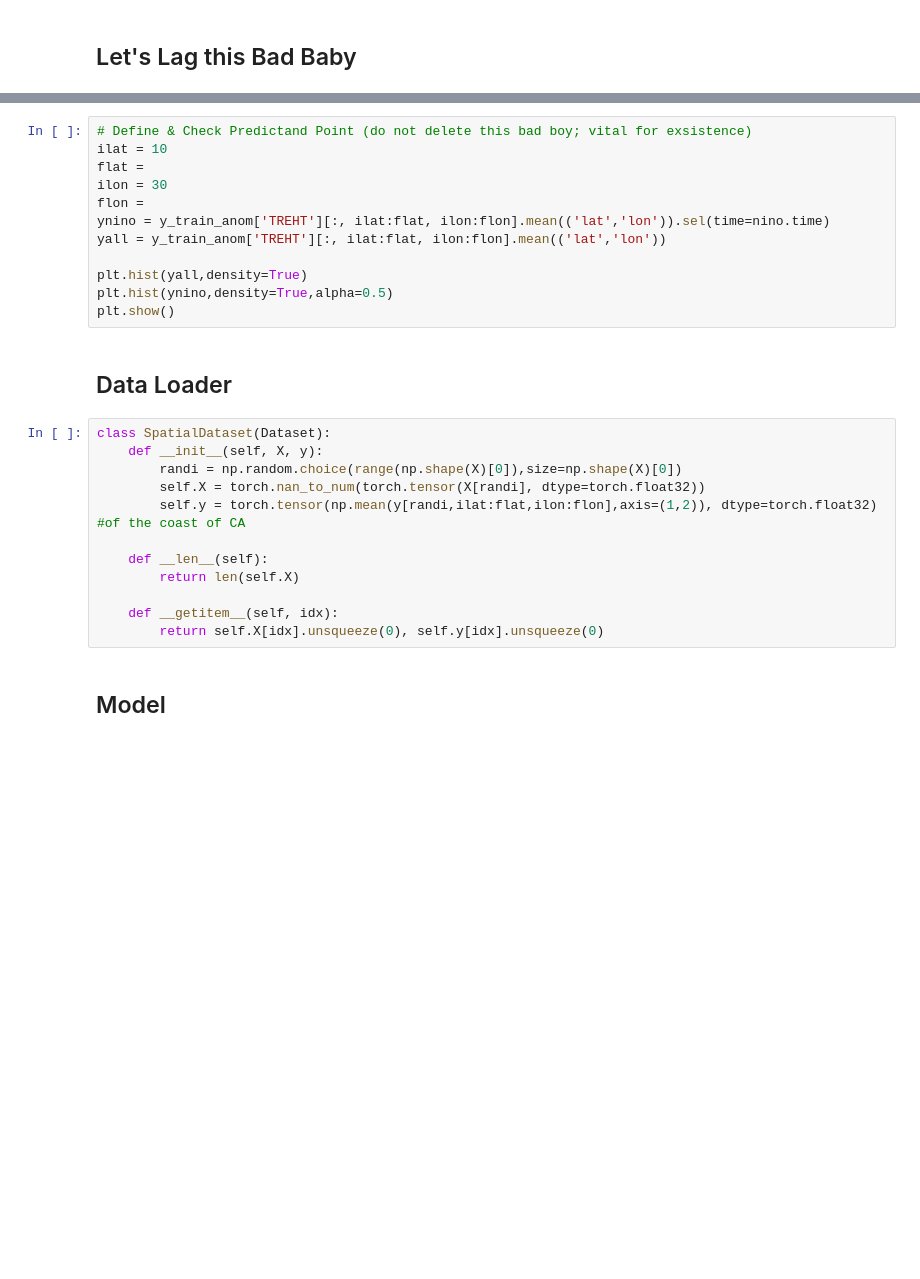
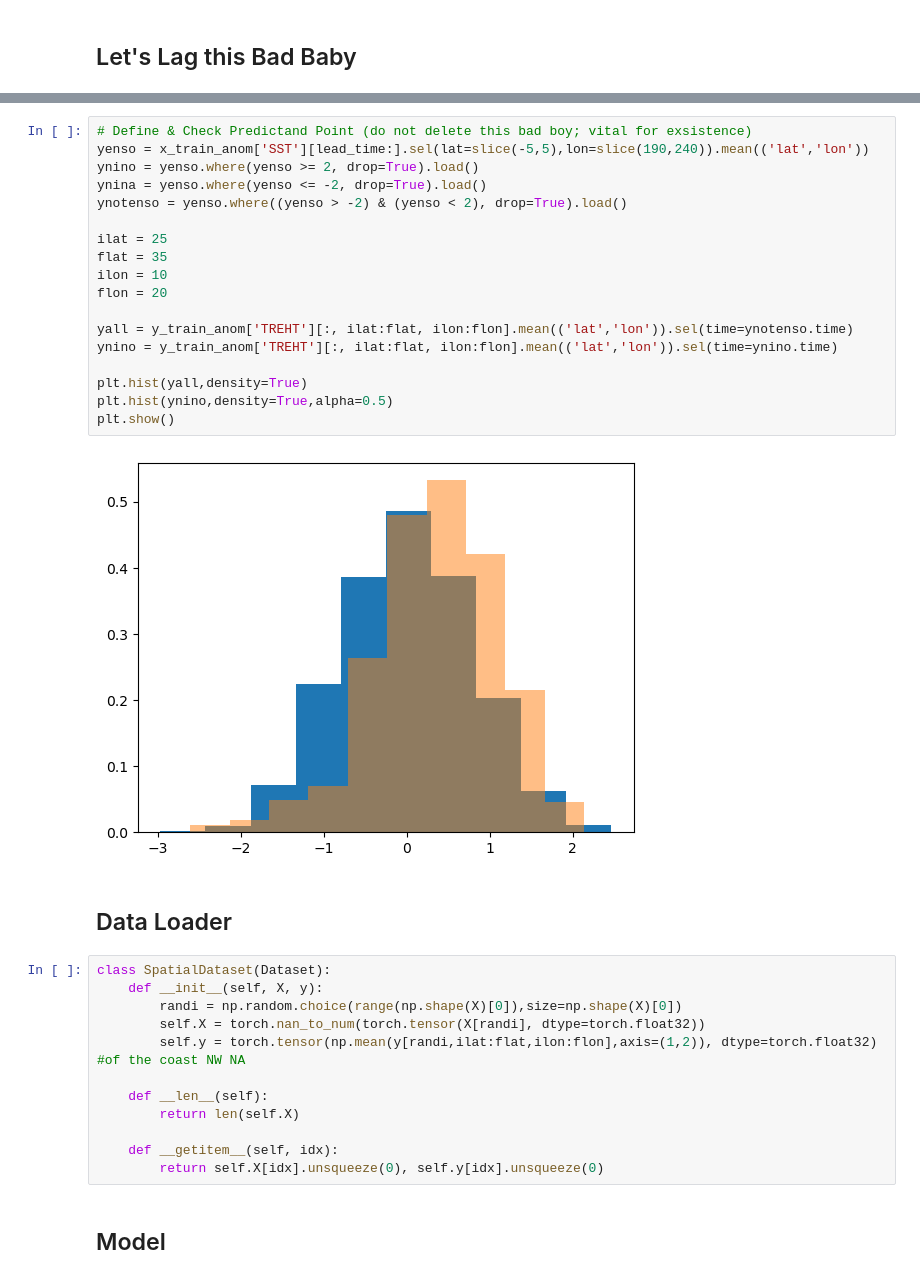
Before and after one commit to WillyChap/ViT_XAI, a Jupyter notebook: Models/LRP_ENSO.ipynb, the cells around one changed output, grey strips where cells are left out. Drawn from its saved outputs; the diff is of its cells as text; blank space fills up the shorter version.

```diff
--- a/Models/LRP_ENSO.ipynb
+++ b/Models/LRP_ENSO.ipynb
@@ -262,15 +260,23 @@ KeyError: 'Indexing with a boolean dask array is not allowed. This will result i
 # %%
 # Define & Check Predictand Point (do not delete this bad boy; vital for exsistence)
-ilat = 10
-flat =
-ilon = 30
-flon =
-ynino = y_train_anom['TREHT'][:, ilat:flat, ilon:flon].mean(('lat','lon')).sel(time=nino.time)
-yall = y_train_anom['TREHT'][:, ilat:flat, ilon:flon].mean(('lat','lon'))
+yenso = x_train_anom['SST'][lead_time:].sel(lat=slice(-5,5),lon=slice(190,240)).mean(('lat','lon'))
+ynino = yenso.where(yenso >= 2, drop=True).load()
+ynina = yenso.where(yenso <= -2, drop=True).load()
+ynotenso = yenso.where((yenso > -2) & (yenso < 2), drop=True).load()
+
+ilat = 25
+flat = 35
+ilon = 10
+flon = 20
+
+yall = y_train_anom['TREHT'][:, ilat:flat, ilon:flon].mean(('lat','lon')).sel(time=ynotenso.time)
+ynino = y_train_anom['TREHT'][:, ilat:flat, ilon:flon].mean(('lat','lon')).sel(time=ynino.time)
 
 plt.hist(yall,density=True)
 plt.hist(ynino,density=True,alpha=0.5)
 plt.show()
+# %% [output]
+[figure, added]
 # %% [markdown]
 ## Data Loader
 # %%
@@ -278,7 +284,7 @@ class SpatialDataset(Dataset):
     def __init__(self, X, y):
         randi = np.random.choice(range(np.shape(X)[0]),size=np.shape(X)[0])
         self.X = torch.nan_to_num(torch.tensor(X[randi], dtype=torch.float32))
-        self.y = torch.tensor(np.mean(y[randi,ilat:flat,ilon:flon],axis=(1,2)), dtype=torch.float32) #of the coast of CA
+        self.y = torch.tensor(np.mean(y[randi,ilat:flat,ilon:flon],axis=(1,2)), dtype=torch.float32) #of the coast NW NA
 
     def __len__(self):
         return len(self.X)
```
Also changed, not shown: parts of 6 cells of this notebook.
